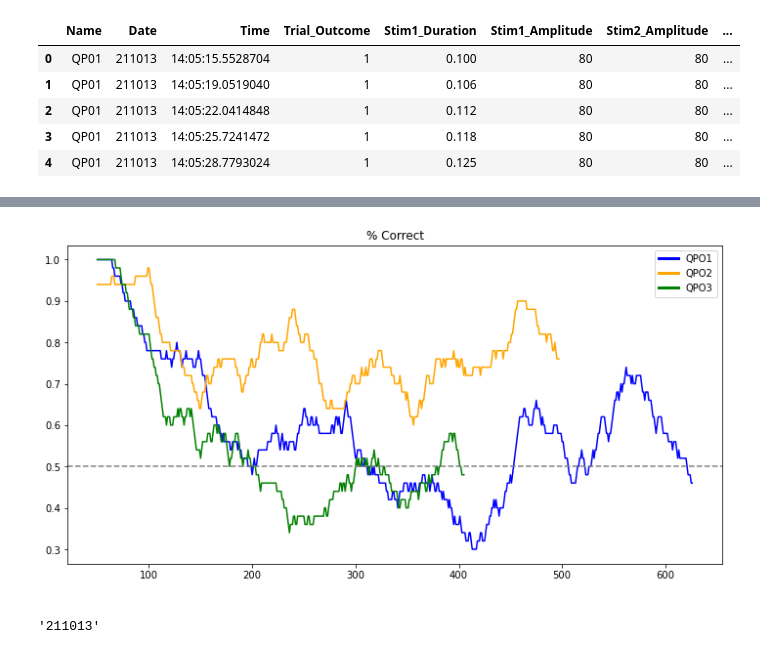
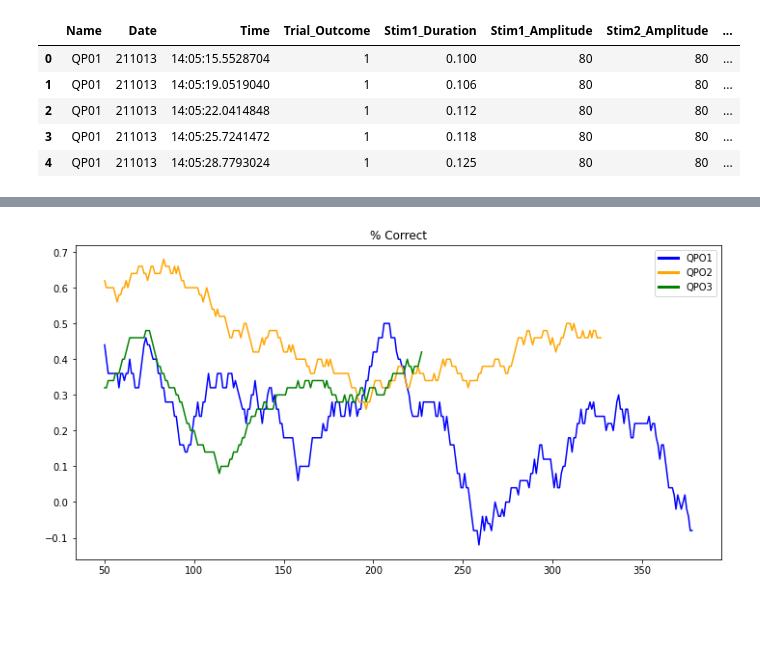
Before and after one commit to LIMLabSWC/x_detection_beh_analysis, a Jupyter notebook: PWM_analysis_v2.ipynb, the cells around one changed output, grey strips where cells are left out. Cells and saved outputs as stored; diff of their text form; code cells hidden in the pictures; blank space fills up the shorter version.

```diff
--- a/PWM_analysis_v2.ipynb
+++ b/PWM_analysis_v2.ipynb
@@ -44,8 +48,15 @@ for Date in trial_data.Date.unique():
 trial_data = pd.concat(df, ignore_index=True)
 # %%
 # add correct, incorrect & violation columns
-trial_data['Correct'] = np.where(trial_data.Trial_Outcome == 1, 1, 0)
-trial_data['Incorrect'] = np.where(trial_data.Trial_Outcome == 0, 1, 0)
-trial_data['Violation'] = np.where(trial_data.Trial_Outcome == -1, 1, 0)
+
+# trial_data['Correct'] = np.where(trial_data.Trial_Outcome == 1, 1, 0)
+# trial_data['Incorrect'] = np.where(trial_data.Trial_Outcome == 0, 1, 0)
+# trial_data['Violation'] = np.where(trial_data.Trial_Outcome == -1, 1, 0)
+# %%
+# add correct, no_response & violation columns
+
+trial_data['Correct'] = np.where(trial_data.Trial_Outcome == 1, 1, 0)
+trial_data['No_Response'] = np.where(trial_data.Trial_Outcome == 0, 1, 0)
+trial_data['Violation'] = np.where(trial_data.Trial_Outcome == -1, 1, 0)
 # %%
 # create choice column, difference between RewardedSide and Trial_Outcome (lambda.row etc.)
@@ -103,5 +113,5 @@ def CalculateRBiasWindow(Choice, Correct, Window):
 # %%
-trial_data['RightBias'] = CalculateRBiasWindow(np.array(trial_data['Choice']),np.array(trial_data['Correct']), 50)
+# trial_data['RightBias'] = CalculateRBiasWindow(np.array(trial_data['Choice']),np.array(trial_data['Correct']), 50)
 # %%
 trial_data.head()
 # %% [output]
@@ -254,3 +262,3 @@ def stage(row):
 # %%
-trial_data.apply(lambda row: stage(row), axis=1)
-trial_data['Stage'] = trial_data.apply(lambda row: stage(row), axis=1)
+# trial_data.apply(lambda row: stage(row), axis=1)
+# trial_data['Stage'] = trial_data.apply(lambda row: stage(row), axis=1)
@@ -271,31 +267,31 @@ plt.title("% Correct")
 # %%
 figure(figsize=(12, 6))
 
-date = trial_data.tail(1).Date[len(trial_data)-1]
 n = 50 # rolling window
+date = arrow.now().format('YYMMDD')
 name = 'QP01'
 plt.plot(np.arange(1,len(trial_data[(trial_data.Date == date) & (trial_data.Name == name)])+1,1),
-    trial_data[(trial_data.Date == date) & (trial_data.Name == name)].Correct.rolling(n).mean(),
+    trial_data[(trial_data.Date == date) & (trial_data.Name == name)].Trial_Outcome.rolling(n).mean(),
         color = 'b')
 
 name = 'QP02'
 plt.plot(np.arange(1,len(trial_data[(trial_data.Date == date) & (trial_data.Name == name)])+1,1),
     trial_data[(trial_data.Date == date) & (trial_data.Name == name)].Correct.rolling(n).mean(),
         color = 'orange')
 
 name = 'QP03'
 plt.plot(np.arange(1,len(trial_data[(trial_data.Date == date) & (trial_data.Name == name)])+1,1),
     trial_data[(trial_data.Date == date) & (trial_data.Name == name)].Correct.rolling(n).mean(),
         color = 'g')
 plt.xlabel(' ')
-plt.axhline(y=0.5, color='grey', linestyle='--')
+#plt.axhline(y=0.5, color='grey', linestyle='--')
 colors = ['b', 'orange', 'g']
 lines = [Line2D([0], [0], color=c, linewidth=3, linestyle='-') for c in colors]
 labels = ['QPO1', 'QPO2', 'QPO3']
 plt.legend(lines, labels)
 plt.title("% Correct")
 
 plt.show()
 # %% [output]
-[figure, old version]
+[figure, new version]
 # %%
@@ -303,4 +298,0 @@ plt.show()
-# %%
-date
-# %% [output]
-'211013'
```
Also changed, not shown: parts of 14 cells of this notebook.
